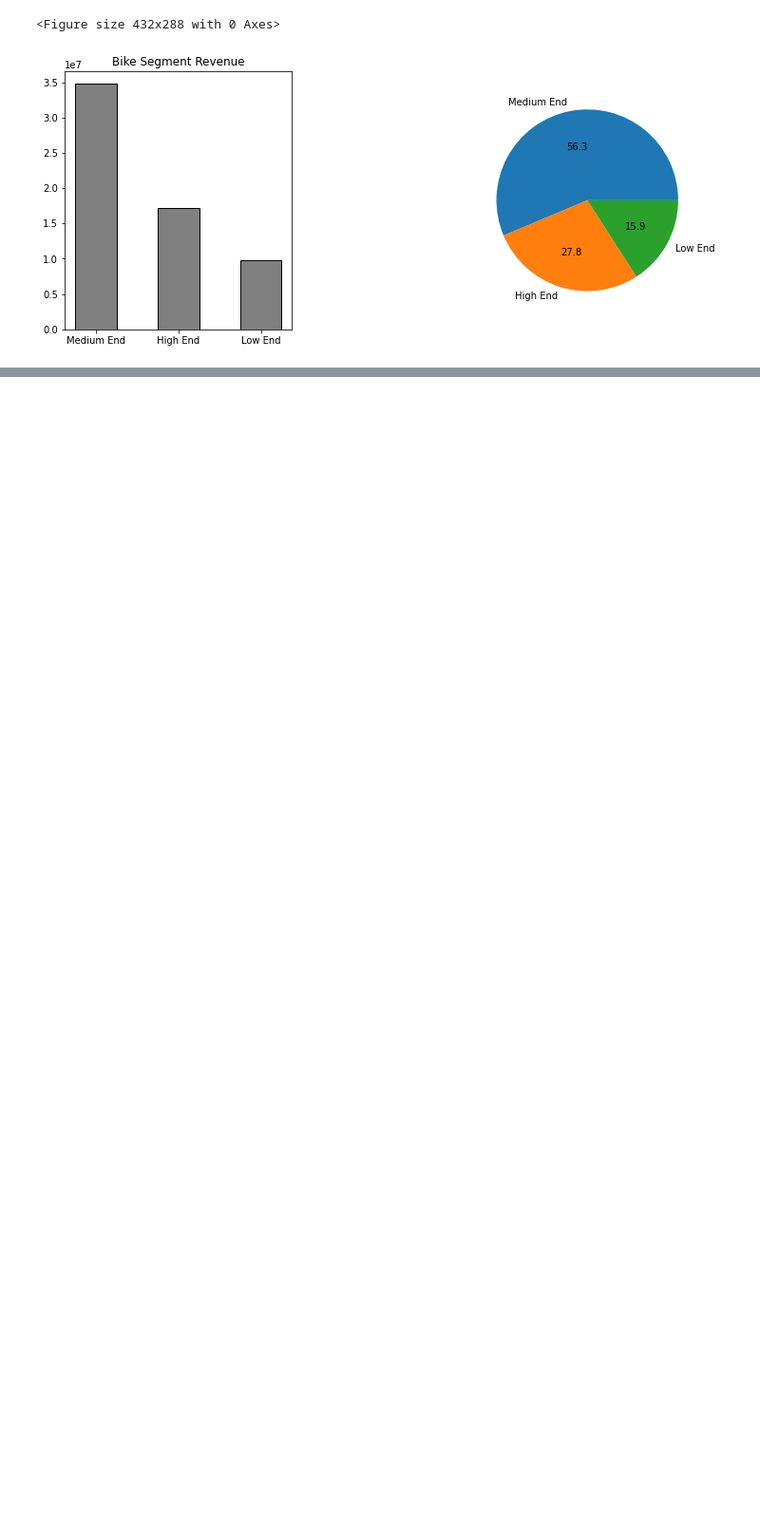
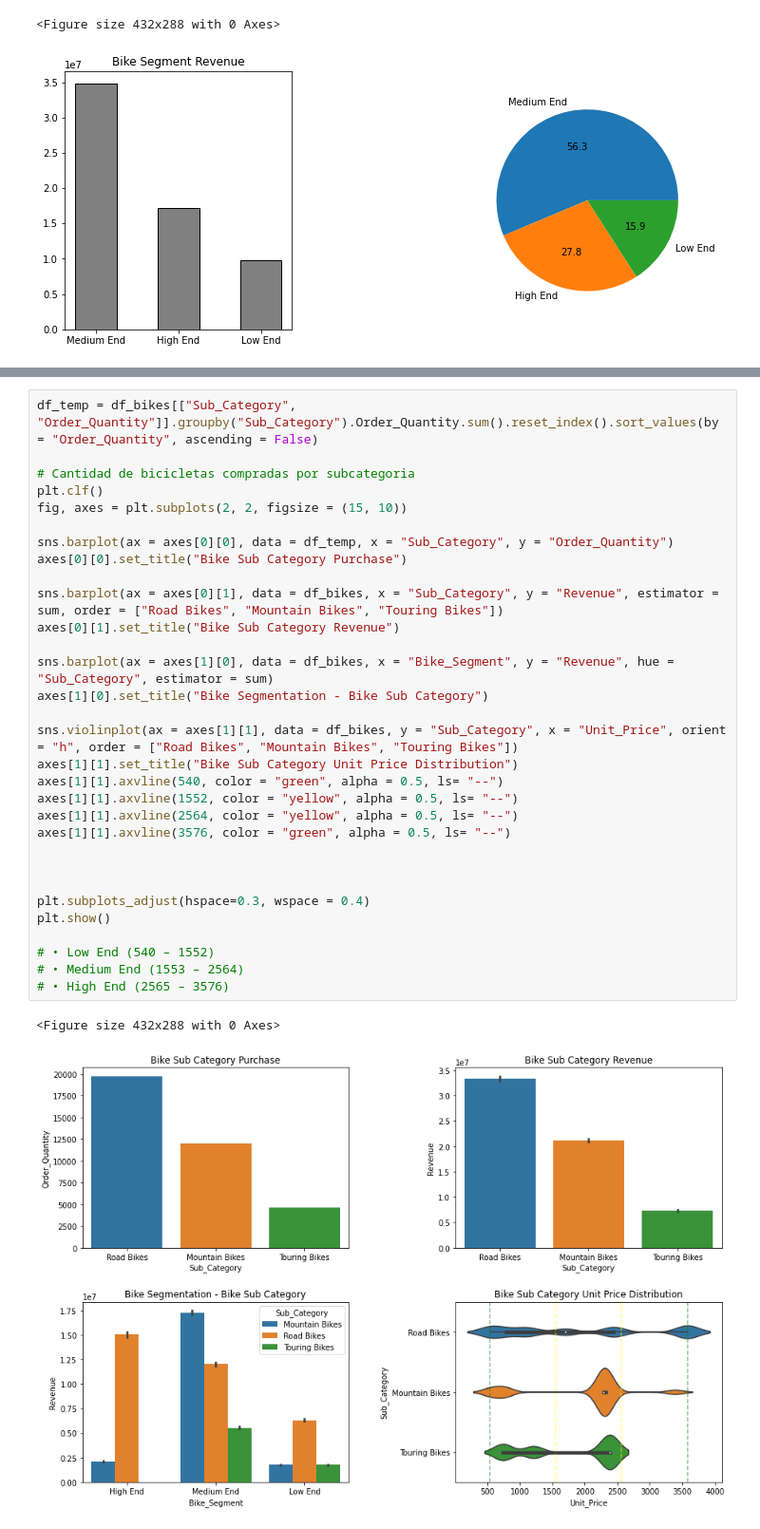
Before and after one commit to juanm05/UK-Bike-Store, a Jupyter notebook: main.ipynb, the cells around one changed output, grey strips where cells are left out. Shown at 95% size. Saved outputs shown, nothing was run; the diff lists cells and outputs as text; blank space fills up the shorter version.

```diff
--- a/main.ipynb
+++ b/main.ipynb
@@ -797,0 +804,34 @@ plt.show()
+# %%
+df_temp = df_bikes[["Sub_Category", "Order_Quantity"]].groupby("Sub_Category").Order_Quantity.sum().reset_index().sort_values(by = "Order_Quantity", ascending = False)
+
+# Cantidad de bicicletas compradas por subcategoria
+plt.clf()
+fig, axes = plt.subplots(2, 2, figsize = (15, 10))
+
+sns.barplot(ax = axes[0][0], data = df_temp, x = "Sub_Category", y = "Order_Quantity")
+axes[0][0].set_title("Bike Sub Category Purchase")
+
+sns.barplot(ax = axes[0][1], data = df_bikes, x = "Sub_Category", y = "Revenue", estimator = sum, order = ["Road Bikes", "Mountain Bikes", "Touring Bikes"])
+axes[0][1].set_title("Bike Sub Category Revenue")
+
+sns.barplot(ax = axes[1][0], data = df_bikes, x = "Bike_Segment", y = "Revenue", hue = "Sub_Category", estimator = sum)
+axes[1][0].set_title("Bike Segmentation - Bike Sub Category")
+
+sns.violinplot(ax = axes[1][1], data = df_bikes, y = "Sub_Category", x = "Unit_Price", orient = "h", order = ["Road Bikes", "Mountain Bikes", "Touring Bikes"])
+axes[1][1].set_title("Bike Sub Category Unit Price Distribution")
+axes[1][1].axvline(540, color = "green", alpha = 0.5, ls= "--")
+axes[1][1].axvline(1552, color = "yellow", alpha = 0.5, ls= "--")
+axes[1][1].axvline(2564, color = "yellow", alpha = 0.5, ls= "--")
+axes[1][1].axvline(3576, color = "green", alpha = 0.5, ls= "--")
+
+
+
+plt.subplots_adjust(hspace=0.3, wspace = 0.4)
+plt.show()
+
+# •	Low End (540 – 1552)
+# •	Medium End (1553 – 2564)
+# •	High End (2565 – 3576)
+# %% [output]
+<Figure size 432x288 with 0 Axes>
+[figure, added]
```
Also changed, not shown: parts of 4 cells of this notebook, 2 other files.
